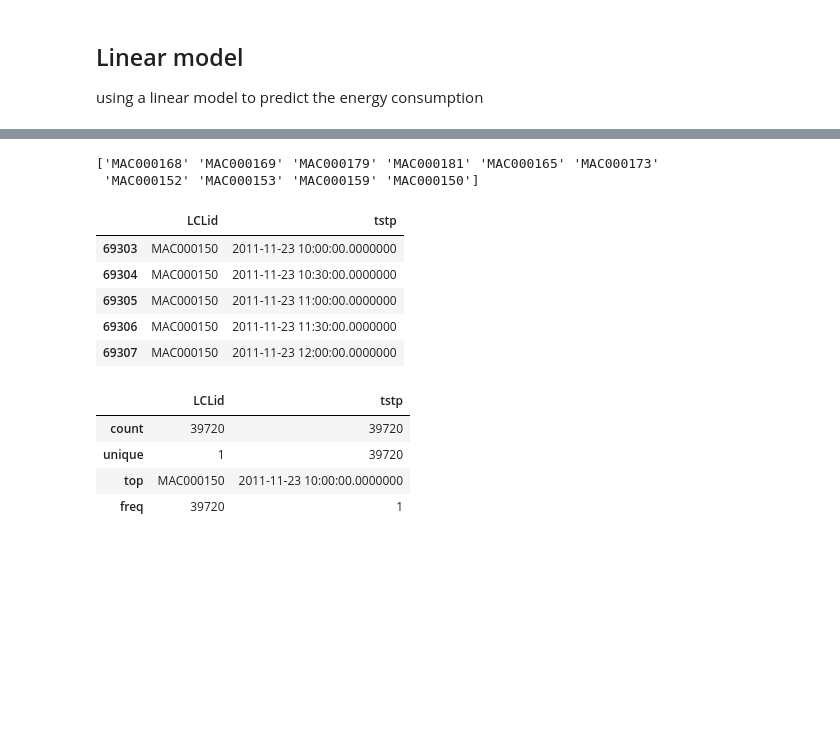
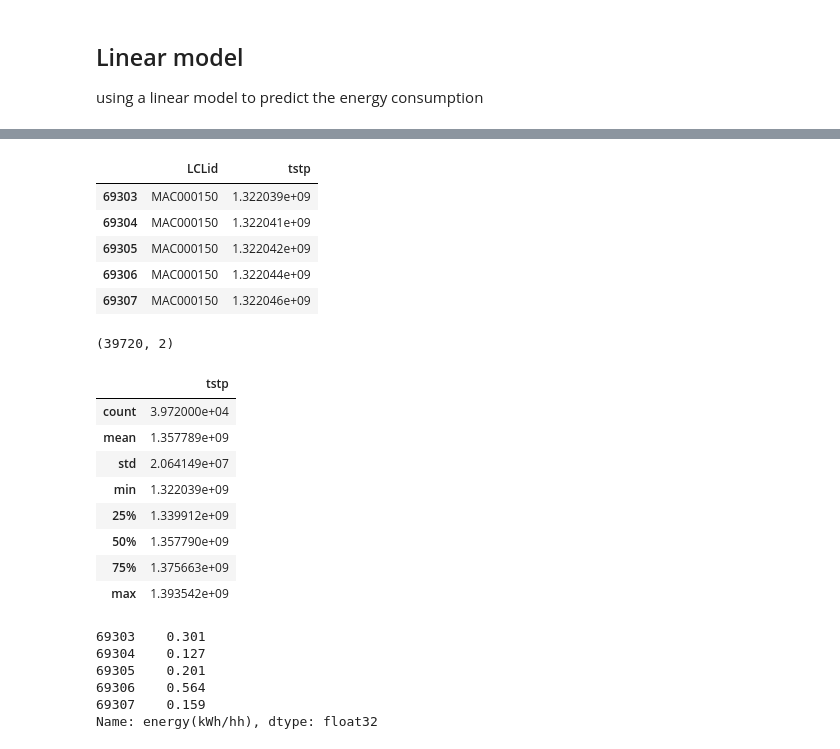
Before and after one commit to SindreMohr/Bachelor_thesis, a Jupyter notebook: test_model.ipynb, the cells around one changed output, grey strips where cells are left out. Drawn from its saved outputs; the diff is of its cells as text; code cells hidden in the pictures; blank space fills up the shorter version.

```diff
--- a/test_model.ipynb
+++ b/test_model.ipynb
@@ -21,0 +35,16 @@ from house_filtration import house_filtration_select
+# %%
+def unix_time(timestamp):
+    values = timestamp.split(" ")
+    date = values[0].split("-")
+    year = int(date[0])
+    month = int(date[1])
+    day = int(date[2])
+    date = datetime.date(year, month, day)
+    clock = values[1].split(":")
+    hour = int(clock[0])
+    minute = int(clock[1])
+    second = int(0)
+    clock = datetime.time(hour, minute, second)
+    return float(datetime.datetime.combine(date, clock).timestamp())
+
+df["tstp"] = df["tstp"].apply(unix_time)
@@ -22,24 +60,13 @@ from house_filtration import house_filtration_select
 # %%
-# Load the dataset
-df = house_filtration_select()
+df["energy(kWh/hh)"] = pd.to_numeric(df["energy(kWh/hh)"], downcast="float", errors="coerce")
+
 
 # id for the household we want to use to train and test
 id_training = 'MAC000150'
 id_eval = 'MAC000152'
 
+
 def find_household(identification):
     affluenthh_filt = df["LCLid"] == identification
     affluent_hh_data = df[affluenthh_filt]
     return affluent_hh_data
-
-training = find_household(id_training)
-eval = find_household(id_eval)
-
-dftrain = training
-dfeval = eval
-
-y_train = dftrain.pop("energy(kWh/hh)")
-y_eval = dfeval.pop("energy(kWh/hh)")
-# %% [output]
-['MAC000168' 'MAC000169' 'MAC000179' 'MAC000181' 'MAC000165' 'MAC000173'
- 'MAC000152' 'MAC000153' 'MAC000159' 'MAC000150']
@@ -47,16 +83,33 @@ y_eval = dfeval.pop("energy(kWh/hh)")
 dftrain.head()
 # %% [output]
 |  | LCLid | tstp |
-| 69303 | MAC000150 | 2011-11-23 10:00:00.0000000 |
-| 69304 | MAC000150 | 2011-11-23 10:30:00.0000000 |
-| 69305 | MAC000150 | 2011-11-23 11:00:00.0000000 |
-| 69306 | MAC000150 | 2011-11-23 11:30:00.0000000 |
-| 69307 | MAC000150 | 2011-11-23 12:00:00.0000000 |
+| 69303 | MAC000150 | 1.322039e+09 |
+| 69304 | MAC000150 | 1.322041e+09 |
+| 69305 | MAC000150 | 1.322042e+09 |
+| 69306 | MAC000150 | 1.322044e+09 |
+| 69307 | MAC000150 | 1.322046e+09 |
+# %%
+dftrain.shape
+# %% [output]
+(39720, 2)
 # %%
-dftrain.describe()
+dftrain.describe(datetime_is_numeric=True)
 # %% [output]
-|  | LCLid | tstp |
-| count | 39720 | 39720 |
-| unique | 1 | 39720 |
-| top | MAC000150 | 2011-11-23 10:00:00.0000000 |
-| freq | 39720 | 1 |
+|  | tstp |
+| count | 3.972000e+04 |
+| mean | 1.357789e+09 |
+| std | 2.064149e+07 |
+| min | 1.322039e+09 |
+| 25% | 1.339912e+09 |
+| 50% | 1.357790e+09 |
+| 75% | 1.375663e+09 |
+| max | 1.393542e+09 |
+# %%
+y_train.head()
+# %% [output]
+69303    0.301
+69304    0.127
+69305    0.201
+69306    0.564
+69307    0.159
+Name: energy(kWh/hh), dtype: float32
```
Also changed, not shown: parts of 9 cells of this notebook, 3 other files.
